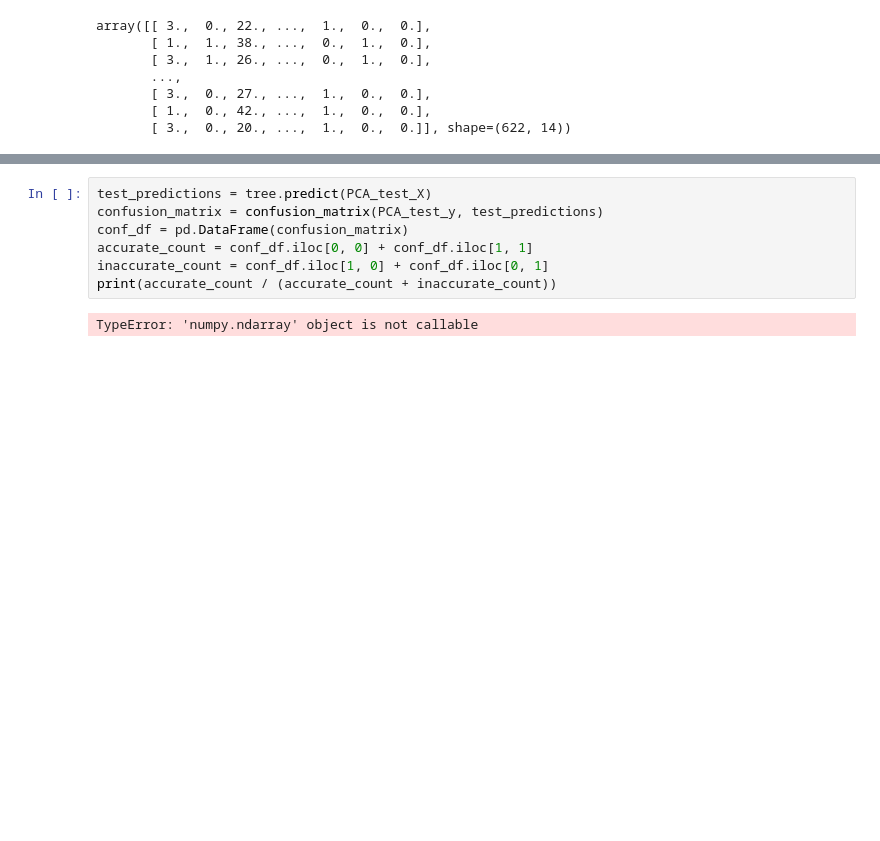
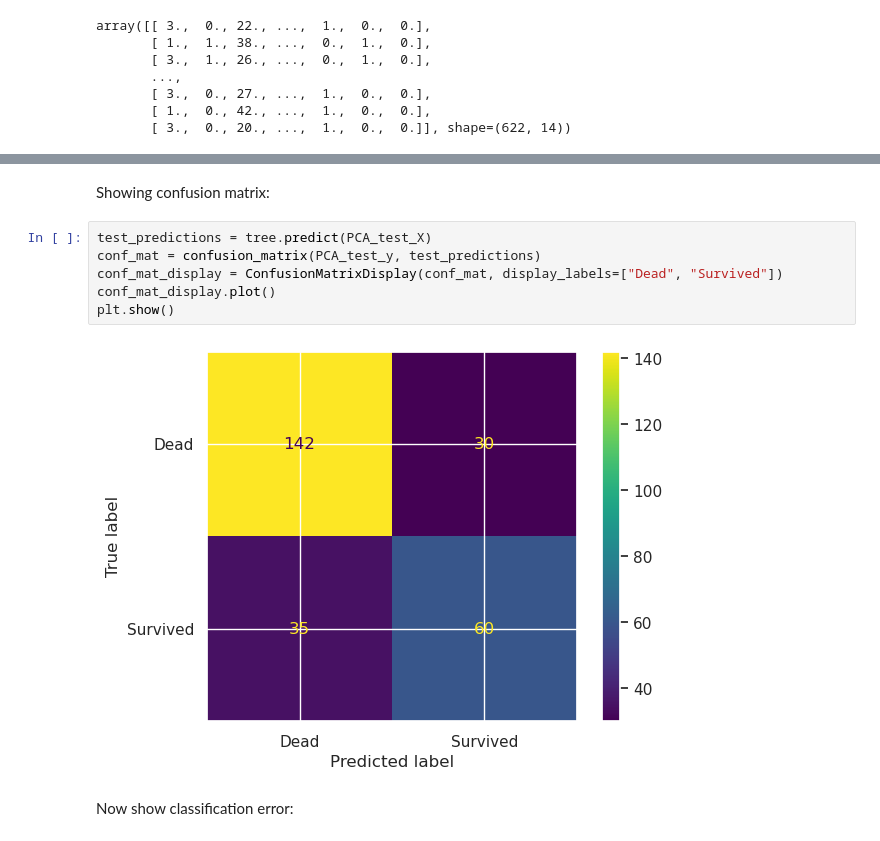
Before and after one commit to patrick7adams/DataScienceAndMachineLearning, a Jupyter notebook: Supervised Learning/Classification/5. Decision Trees/DecisionTrees.ipynb, the cells around one changed output, grey strips where cells are left out. Cells and saved outputs as stored; diff of their text form; blank space fills up the shorter version.

Commit message:
More documentation changes all around. Finished most of the classification readmes

```diff
--- a/Supervised Learning/Classification/5. Decision Trees/DecisionTrees.ipynb
+++ b/Supervised Learning/Classification/5. Decision Trees/DecisionTrees.ipynb
@@ -90,9 +93,12 @@ plt.grid()
+# %% [markdown]
+Showing confusion matrix:
 # %%
 test_predictions = tree.predict(PCA_test_X)
-confusion_matrix = confusion_matrix(PCA_test_y, test_predictions)
-conf_df = pd.DataFrame(confusion_matrix)
-accurate_count = conf_df.iloc[0, 0] + conf_df.iloc[1, 1]
-inaccurate_count = conf_df.iloc[1, 0] + conf_df.iloc[0, 1]
-print(accurate_count / (accurate_count + inaccurate_count))
+conf_mat = confusion_matrix(PCA_test_y, test_predictions)
+conf_mat_display = ConfusionMatrixDisplay(conf_mat, display_labels=["Dead", "Survived"])
+conf_mat_display.plot()
+plt.show()
 # %% [output]
-TypeError: 'numpy.ndarray' object is not callable
+[figure, added]
+# %% [markdown]
+Now show classification error:
```
Also changed, not shown: parts of 17 cells of this notebook, 15 other files.
